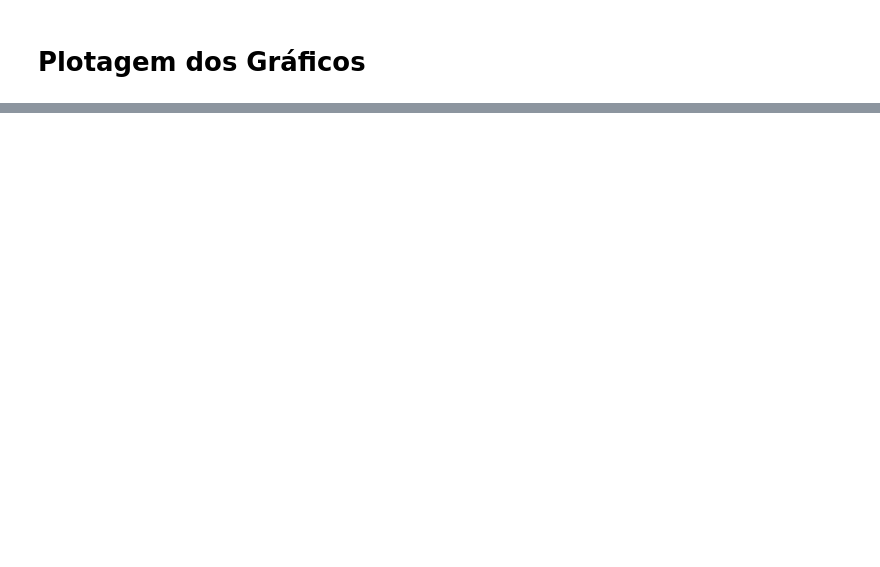
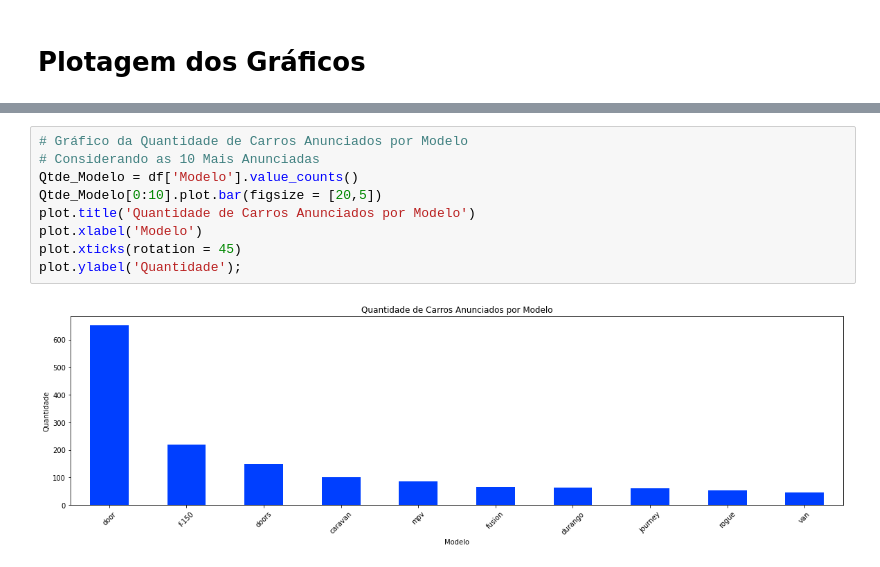
Before and after one commit to AlanGPS/Portfolio, a Jupyter notebook: Project_Cars_USA/AmericanCarsProject.ipynb, the cells around one changed output, grey strips where cells are left out. Saved outputs shown, nothing was run; the diff lists cells and outputs as text; blank space fills up the shorter version.

```diff
--- a/Project_Cars_USA/AmericanCarsProject.ipynb
+++ b/Project_Cars_USA/AmericanCarsProject.ipynb
@@ -193,0 +213,11 @@ dtype: object
+# %%
+# Gráfico da Quantidade de Carros Anunciados por Modelo
+# Considerando as 10 Mais Anunciadas
+Qtde_Modelo = df['Modelo'].value_counts()
+Qtde_Modelo[0:10].plot.bar(figsize = [20,5])
+plot.title('Quantidade de Carros Anunciados por Modelo')
+plot.xlabel('Modelo')
+plot.xticks(rotation = 45)
+plot.ylabel('Quantidade');
+# %% [output]
+[figure, added]
```
Also changed, not shown: parts of 37 cells of this notebook.
